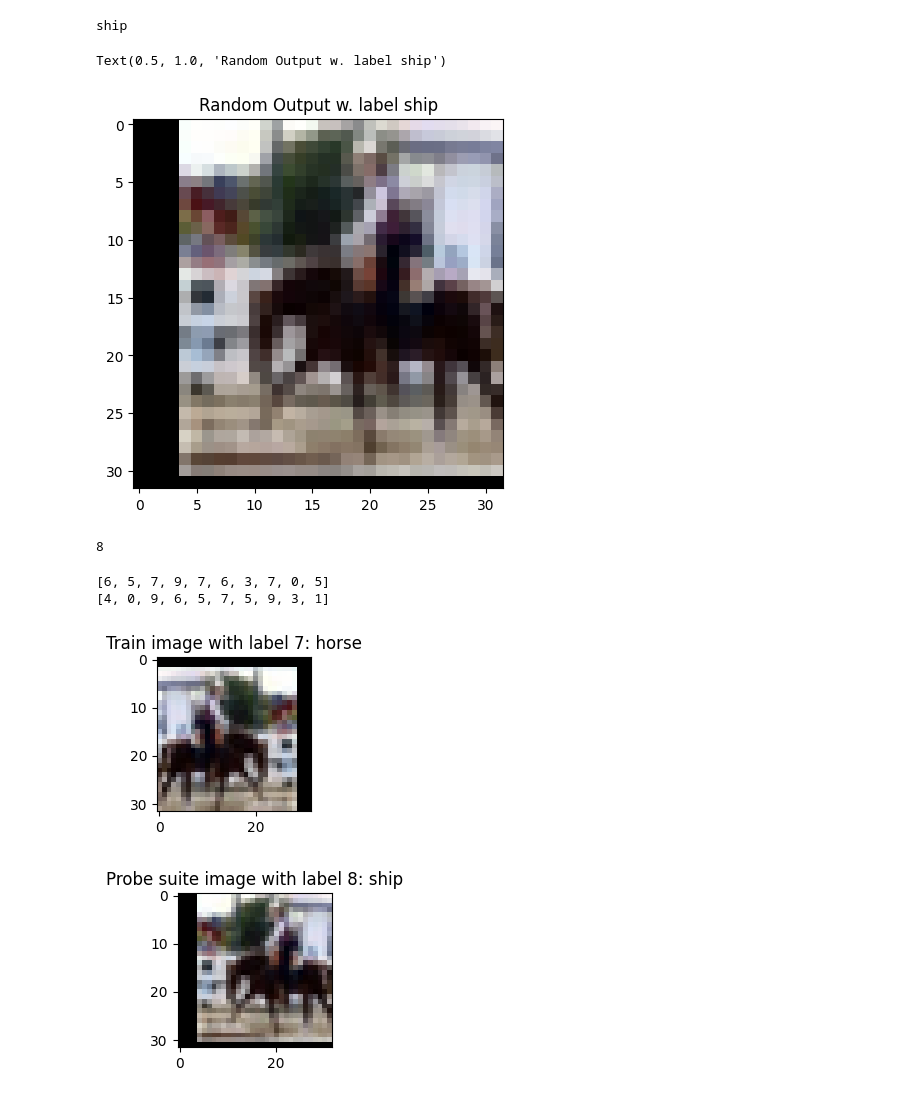
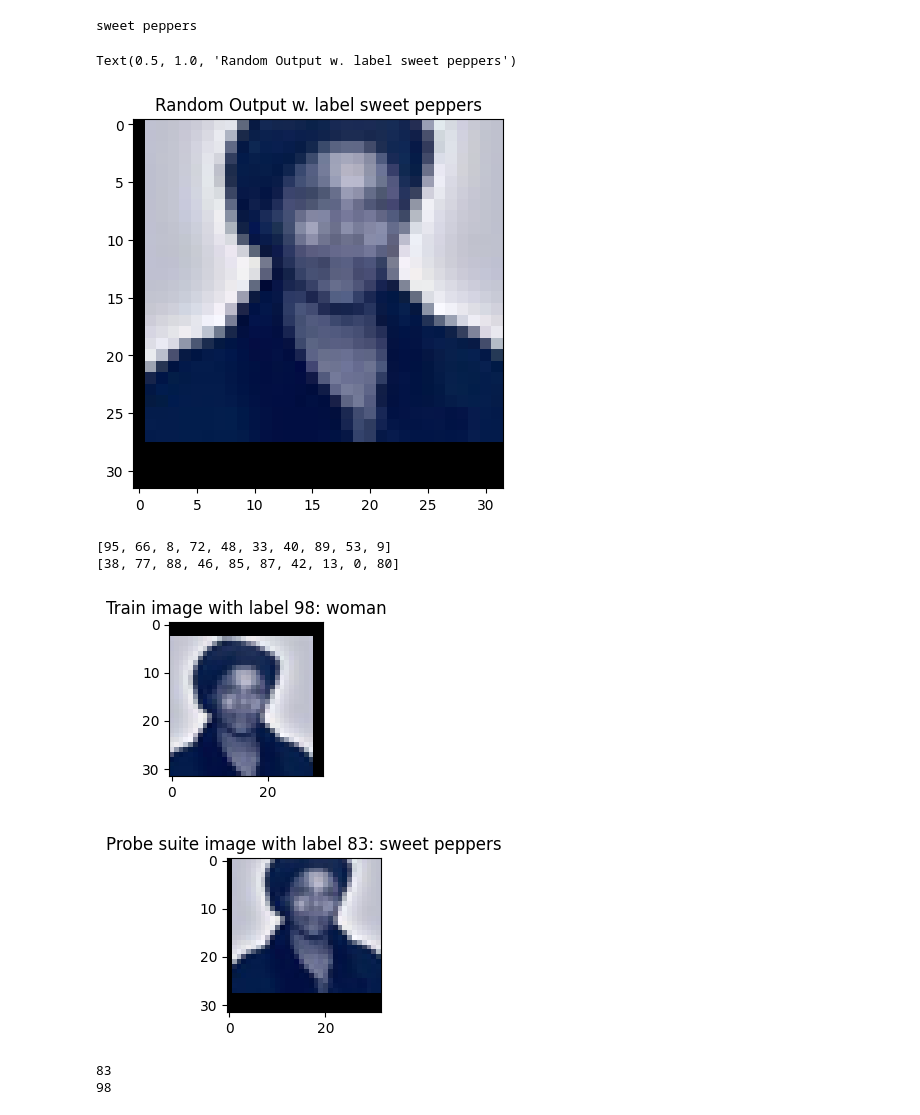
Before and after one commit to jhoffe/bsc_metadata_archeology, a Jupyter notebook: src/visualization/test.ipynb, the cells around one changed output. Cells and saved outputs as stored; diff of their text form; code cells hidden in the pictures.

```diff
--- a/src/visualization/test.ipynb
+++ b/src/visualization/test.ipynb
@@ -113,7 +113,7 @@ from src.data.idx_to_label_names import get_idx_to_label_names
 
 idx_to_label = get_idx_to_label_names(dataset_name)
 
-testid = 7201
+testid = 18208
 # Plot the image
 plt.imshow(probe_suite[testid][0][0].permute(1,2,0))
 # Title
@@ -121,15 +121,11 @@ label = idx_to_label[probe_suite[testid][0][1]]
 print(label)
 plt.title(f"Random Output w. label {label}")
 # %% [output]
-ship
+sweet peppers
-Text(0.5, 1.0, 'Random Output w. label ship')
+Text(0.5, 1.0, 'Random Output w. label sweet peppers')
-[figure, old version]
+[figure, new version]
-# %%
-probe_suite[testid][0][1]
-# %% [output]
-8
 # %%
-train = torch.load("../../data/processed/cifar10/train.pt")
+train = torch.load("../../data/processed/cifar100/train.pt")
 # get correct labels from random outputs
 correct_labels = [train[idx][1] for idx in random_outputs_indices]
 # get incorrect labels from random outputs
@@ -138,21 +134,21 @@ random_labels = [probe_suite[idx][0][1] for idx in random_outputs_indices]
 print(correct_labels[:10])
 print(random_labels[:10])
 # %% [output]
-[6, 5, 7, 9, 7, 6, 3, 7, 0, 5]
-[4, 0, 9, 6, 5, 7, 5, 9, 3, 1]
+[95, 66, 8, 72, 48, 33, 40, 89, 53, 9]
+[38, 77, 88, 46, 85, 87, 42, 13, 0, 80]
 # %%
-first_idx = 7201
+first_idx = 18208
 
 # plot from train and probe suite
 plt.figure(figsize=(2,2))
 plt.imshow(train[first_idx][0].permute(1,2,0))
 plt.title(f"Train image with label {train[first_idx][1]}: {idx_to_label[train[first_idx][1]]}")
 plt.show()
 
 plt.figure(figsize=(2,2))
 plt.imshow(probe_suite[first_idx][0][0].permute(1,2,0))
 plt.title(f"Probe suite image with label {probe_suite[first_idx][0][1]}: {idx_to_label[probe_suite[first_idx][0][1]]}")
 plt.show()
 # %% [output]
-[figure, old version]
+[figure, new version]
-[figure, old version]
+[figure, new version]
@@ -158,0 +167,6 @@ plt.show()
+# %%
+print(train_loader.dataset[18208][0][1])
+print(train[18208][1])
+# %% [output]
+83
+98
```
Also changed, not shown: parts of 6 cells of this notebook, 8 other files.
